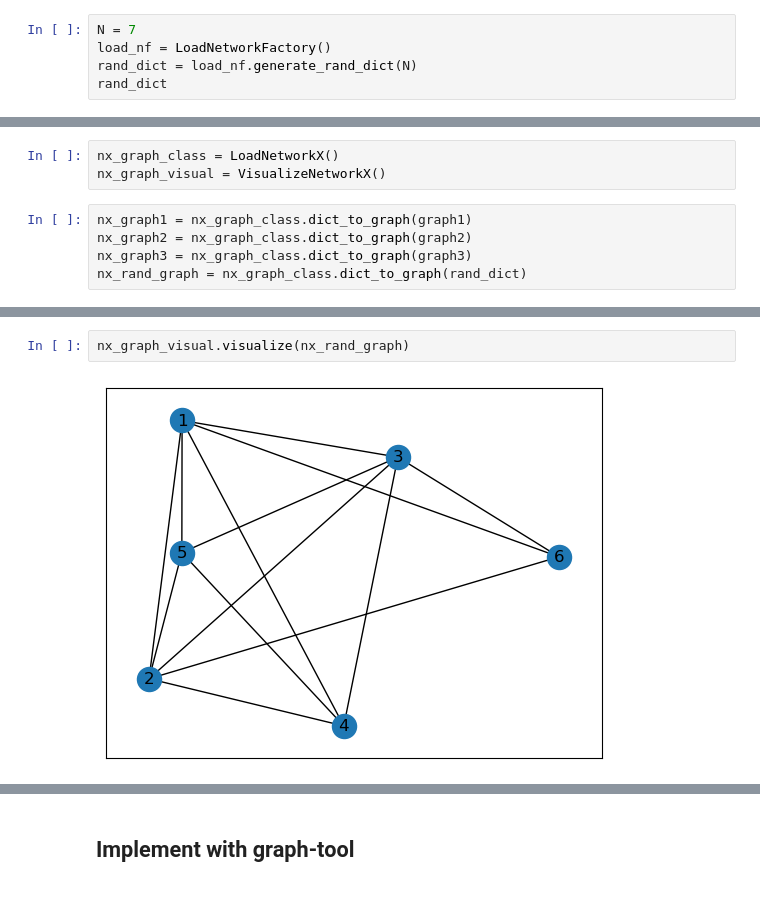
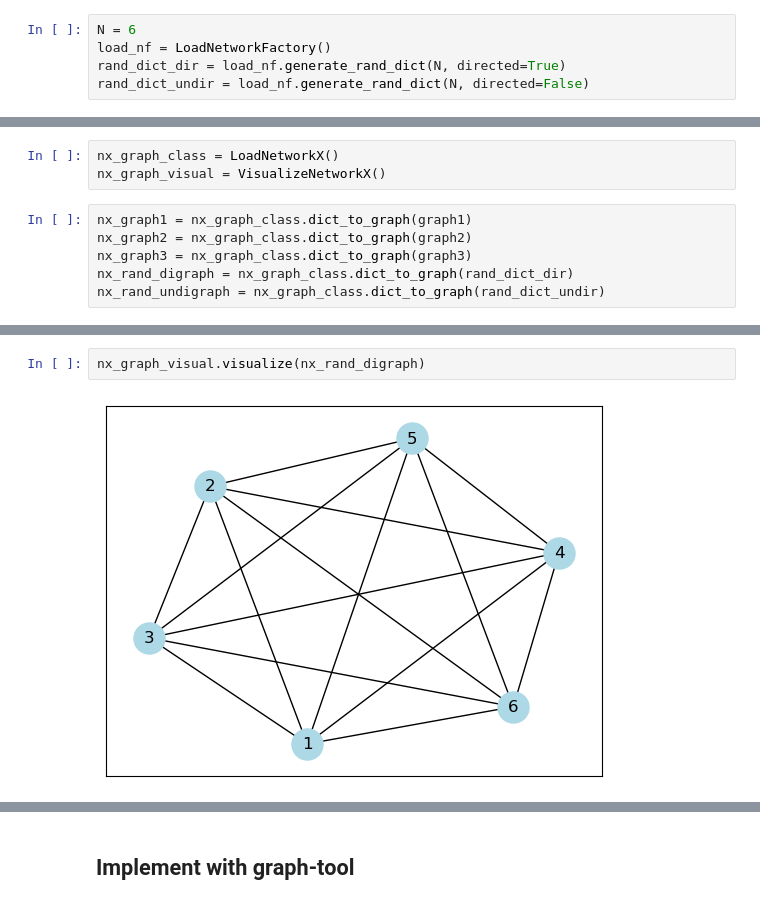
Before and after one commit to Brinkley97/applied_data_structures_and_algorithms, a Jupyter notebook: framework/examples/graph_creation_from_dict.ipynb, the cells around one changed output, grey strips where cells are left out. Drawn from its saved outputs; the diff is of its cells as text.

```diff
--- a/framework/examples/graph_creation_from_dict.ipynb
+++ b/framework/examples/graph_creation_from_dict.ipynb
@@ -103,7 +93,7 @@ What are classifications of graphs? -> ['What is Graph Theory? How similar is it
 # %% [markdown]
 ## Create a random graph
 # %%
-N = 7
+N = 6
 load_nf = LoadNetworkFactory()
-rand_dict = load_nf.generate_rand_dict(N)
-rand_dict
+rand_dict_dir = load_nf.generate_rand_dict(N, directed=True)
+rand_dict_undir = load_nf.generate_rand_dict(N, directed=False)
@@ -140,4 +124,5 @@ nx_graph_visual = VisualizeNetworkX()
 nx_graph1 = nx_graph_class.dict_to_graph(graph1)
 nx_graph2 = nx_graph_class.dict_to_graph(graph2)
 nx_graph3 = nx_graph_class.dict_to_graph(graph3)
-nx_rand_graph = nx_graph_class.dict_to_graph(rand_dict)
+nx_rand_digraph = nx_graph_class.dict_to_graph(rand_dict_dir)
+nx_rand_undigraph = nx_graph_class.dict_to_graph(rand_dict_undir)
@@ -156,4 +143,4 @@ nx_graph_visual.visualize(nx_graph3)
 # %%
-nx_graph_visual.visualize(nx_rand_graph)
+nx_graph_visual.visualize(nx_rand_digraph)
 # %% [output]
-[figure, old version]
+[figure, new version]
```
Also changed, not shown: parts of 11 cells of this notebook, 4 other files.
